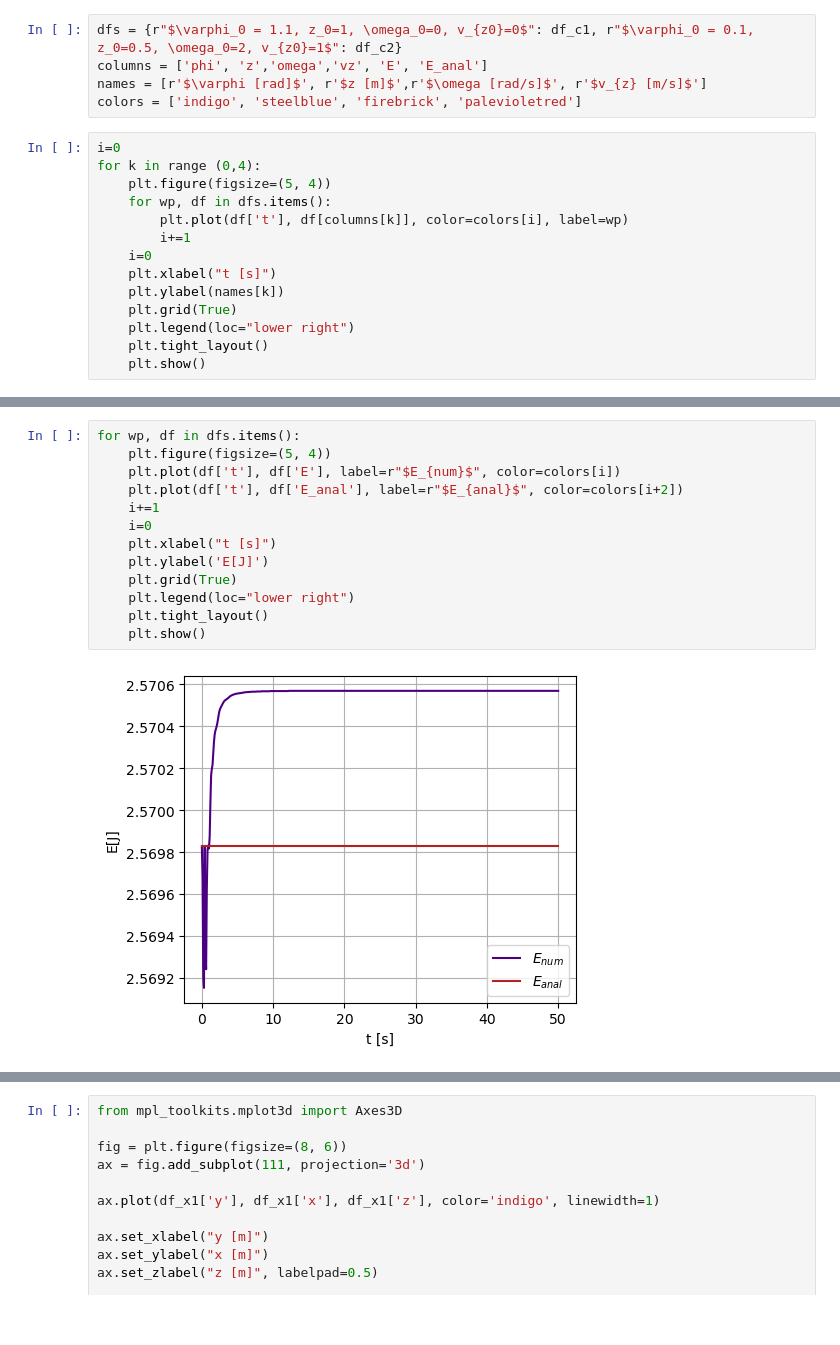
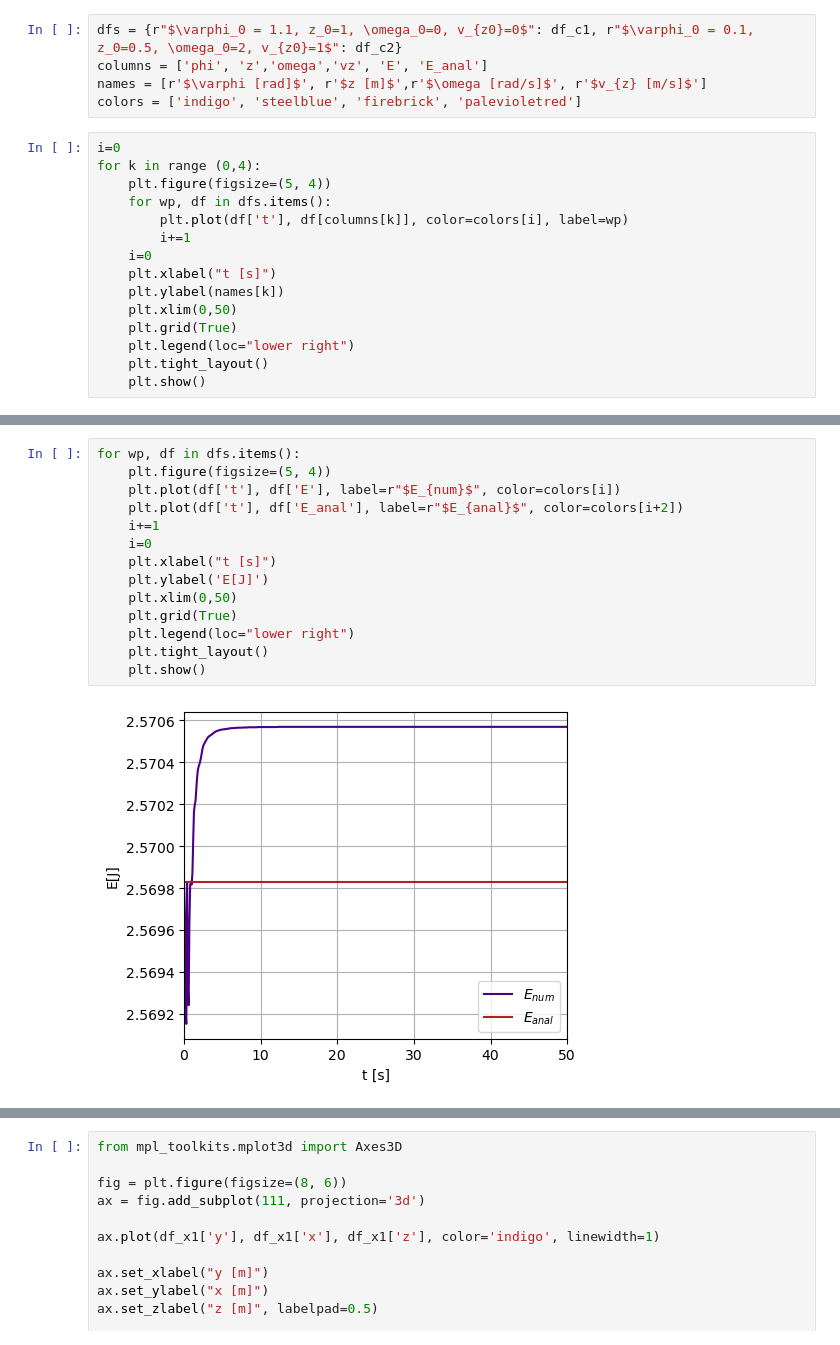
Before and after one commit to w-maks/Numerical-Cone, a Jupyter notebook: plots.ipynb, the cells around one changed output, grey strips where cells are left out. Cells and saved outputs as stored; diff of their text form.

```diff
--- a/plots.ipynb
+++ b/plots.ipynb
@@ -22,6 +22,7 @@ for k in range (0,4):
     i=0
     plt.xlabel("t [s]")
     plt.ylabel(names[k])
+    plt.xlim(0,50)
     plt.grid(True)
     plt.legend(loc="lower right")
     plt.tight_layout()
@@ -34,15 +35,16 @@ for k in range (0,4):
 # %%
 for wp, df in dfs.items():
     plt.figure(figsize=(5, 4))
     plt.plot(df['t'], df['E'], label=r"$E_{num}$", color=colors[i])
     plt.plot(df['t'], df['E_anal'], label=r"$E_{anal}$", color=colors[i+2])
     i+=1
     i=0
     plt.xlabel("t [s]")
     plt.ylabel('E[J]')
+    plt.xlim(0,50)
     plt.grid(True)
     plt.legend(loc="lower right")
     plt.tight_layout()
     plt.show()
 # %% [output]
-[figure, old version]
+[figure, new version]
```
Also changed, not shown: parts of 3 cells of this notebook.
